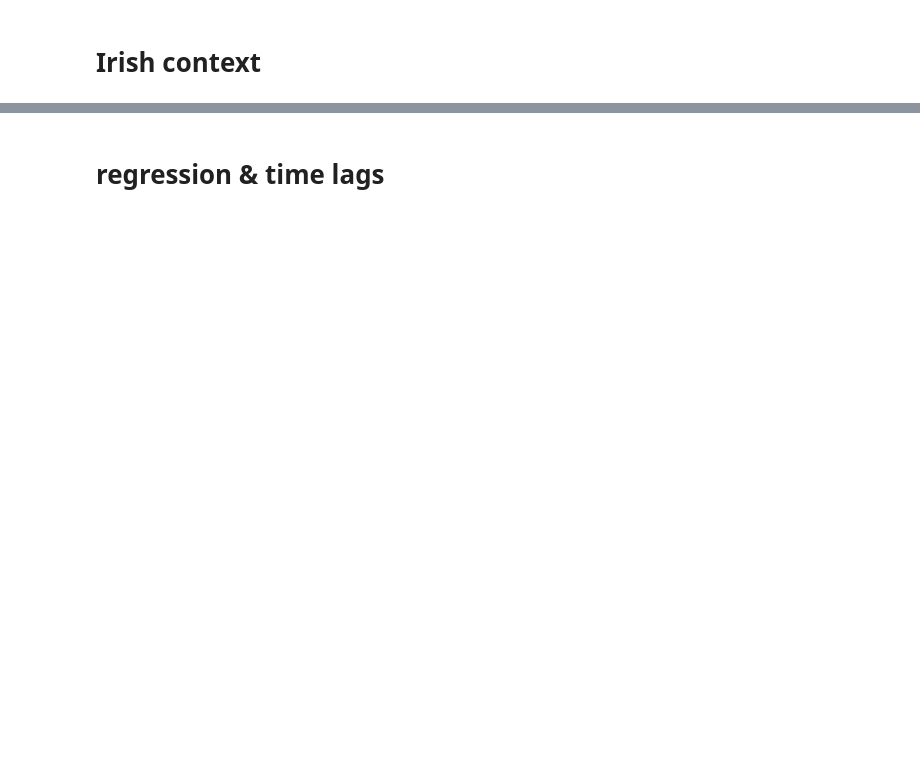
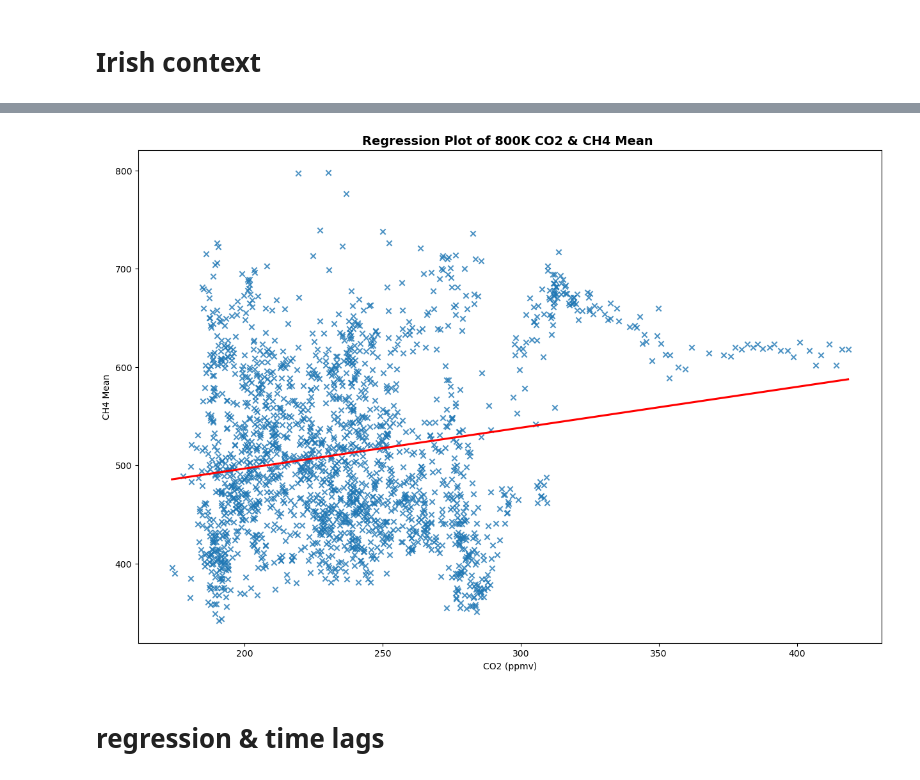
Before and after one commit to rebeccaf1918/Programming-for-Da-Project2, a Jupyter notebook: Project.ipynb, the cells around one changed output, grey strips where cells are left out. Cells and saved outputs as stored; diff of their text form; code cells hidden in the pictures; blank space fills up the shorter version.

Commit message:
adding json, and regressin plots

```diff
--- a/Project.ipynb
+++ b/Project.ipynb
@@ -510,2 +491,14 @@ plt.legend(loc='upper center')
+# %%
+CompletingData = pd.read_csv('FinalDataSet.csv')
+CompletingData.to_json('FinalDataSet.json', orient='records', lines=False, indent=4)
+# %%
+fig, ax = plt.subplots(figsize=(15,10))
+
+ax = sea.regplot(x='CO2 (ppmv)', y='CH4 Mean', data=CompletingData, marker="x", ci=None, line_kws=dict(color="r"))
+ax.set_title('Regression Plot of 800K CO2 & CH4 Mean ', weight = 'bold', size = 14)
+
+plt.show()
+# %% [output]
+[figure, added]
 # %% [markdown]
 # regression & time lags
```
Also changed, not shown: parts of 28 cells of this notebook, 15 other files.
